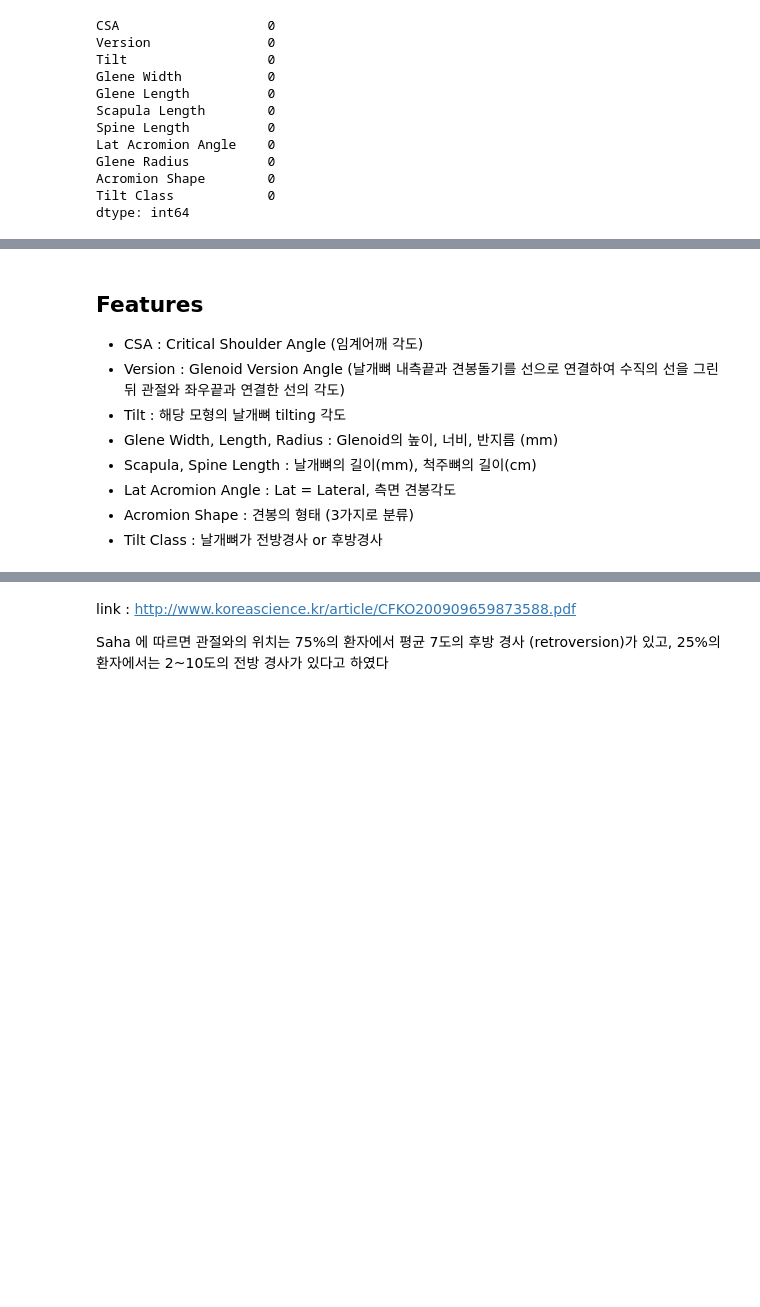
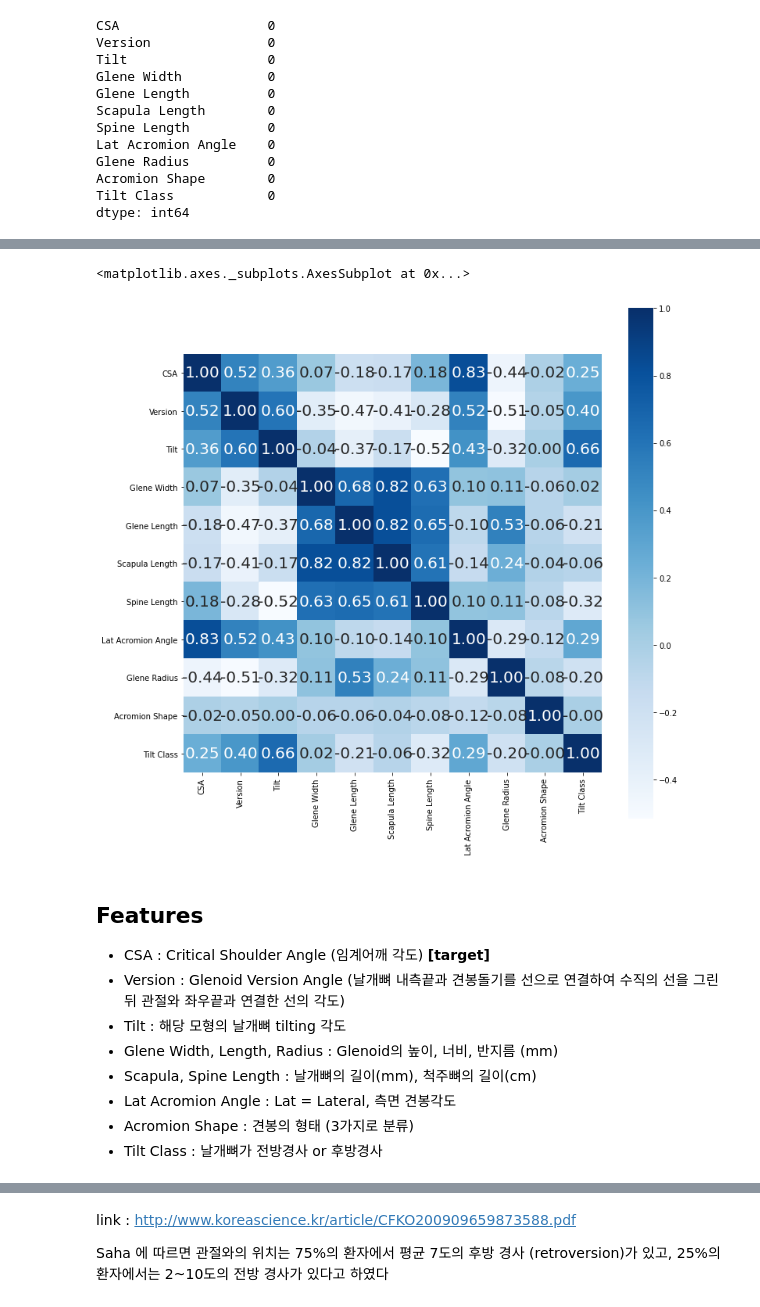
Before and after one commit to C-Designer/Codestates_Section_Project, a Jupyter notebook: Section2/Section2_Project.ipynb, the cells around one changed output, grey strips where cells are left out. Cells and saved outputs as stored; diff of their text form; code cells hidden in the pictures; blank space fills up the shorter version.

```diff
--- a/Section2/Section2_Project.ipynb
+++ b/Section2/Section2_Project.ipynb
@@ -114,6 +132,14 @@ df.describe()
+# %%
+corr = df.corr(method= 'pearson')
+
+plt.figure(figsize= [12, 12])
+sns.heatmap(corr, cbar = True, annot = True, annot_kws={'size' : 20}, fmt = '.2f', square = True, cmap = 'Blues')
+# %% [output]
+<matplotlib.axes._subplots.AxesSubplot at 0x...>
+[figure, added]
 # %% [markdown]
 ## Features
-- CSA : Critical Shoulder Angle (임계어깨 각도)
+- CSA : Critical Shoulder Angle (임계어깨 각도) **[target]**
 - Version : Glenoid Version Angle (날개뼈 내측끝과 견봉돌기를 선으로 연결하여 수직의 선을 그린뒤 관절와 좌우끝과 연결한 선의 각도)
 - Tilt : 해당 모형의 날개뼈 tilting 각도
 - Glene Width, Length, Radius : Glenoid의 높이, 너비, 반지름 (mm)
```
Also changed, not shown: parts of 13 cells of this notebook.
